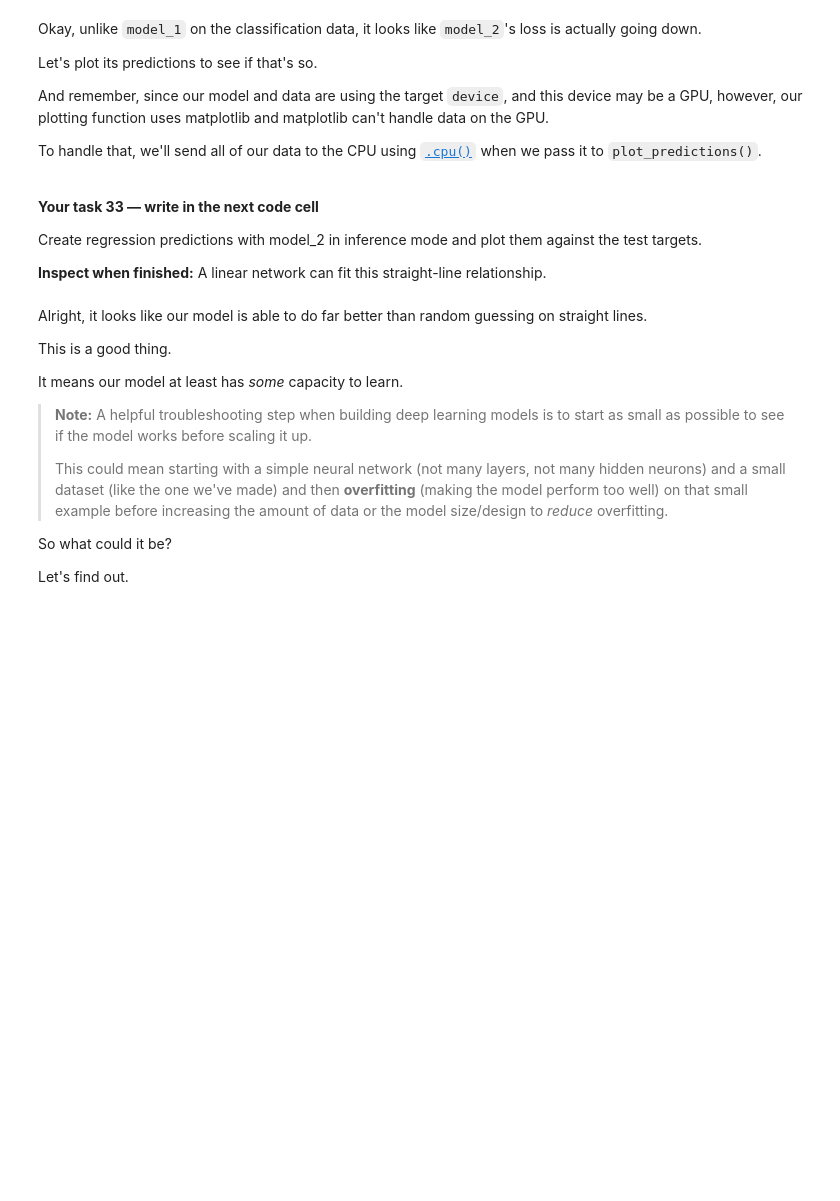
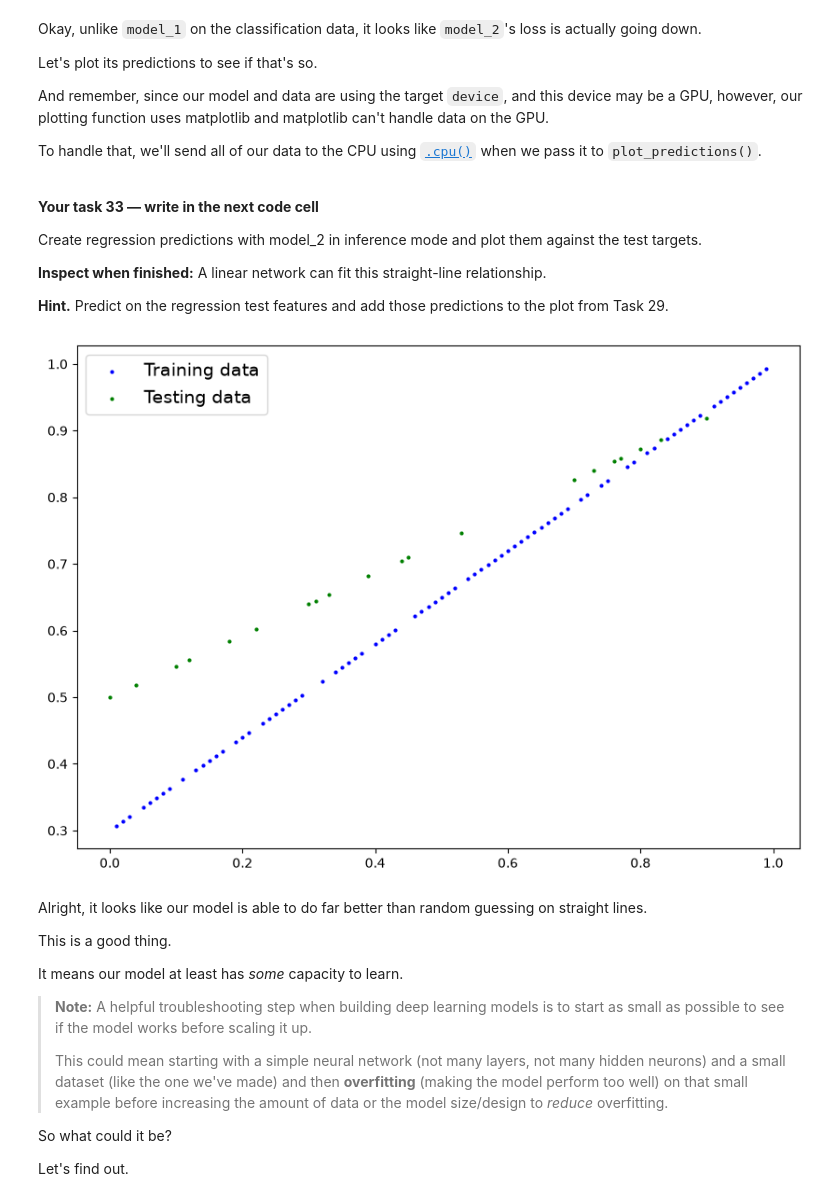
Before and after one commit to GyDeen/PyTorch-DeepLearning, a Jupyter notebook: 02_pytorch_classification.ipynb, the cells around one changed output. Drawn from its saved outputs; the diff is of its cells as text; code cells hidden in the pictures; blank space fills up the shorter version.

```diff
--- a/02_pytorch_classification.ipynb
+++ b/02_pytorch_classification.ipynb
@@ -1086,3 +1241,10 @@ Create model_2 as Linear layers 1 to 10, 10 to 10, and 10 to 1, without activati
+# %%
+
+model_regression = nn.Sequential(
+    nn.Linear(1, 10),
+    nn.Linear(10, 10),
+    nn.Linear(10, 1)
+).to(device)
 # %% [markdown]
 We'll setup the loss function to be `nn.L1Loss()` (the same as mean absolute error) and the optimizer to be `torch.optim.SGD()`.
 # %% [markdown]
@@ -1133,6 +1306,13 @@ To handle that, we'll send all of our data to the CPU using [`.cpu()`](https://p
 Create regression predictions with model_2 in inference mode and plot them against the test targets.
 
 **Inspect when finished:** A linear network can fit this straight-line relationship.
+
+**Hint.** Predict on the regression test features and add those predictions to the plot from Task 29.
+# %%
+with torch.inference_mode():
+    plot_predictions(regression_train_data.cpu(), regression_train_labels.cpu(), regression_test_data.cpu(), model_regression(regression_test_labels).cpu())
+# %% [output]
+[figure, added]
 # %% [markdown]
 Alright, it looks like our model is able to do far better than random guessing on straight lines.
 
```
Also changed, not shown: parts of 71 cells of this notebook, 1 other file.
